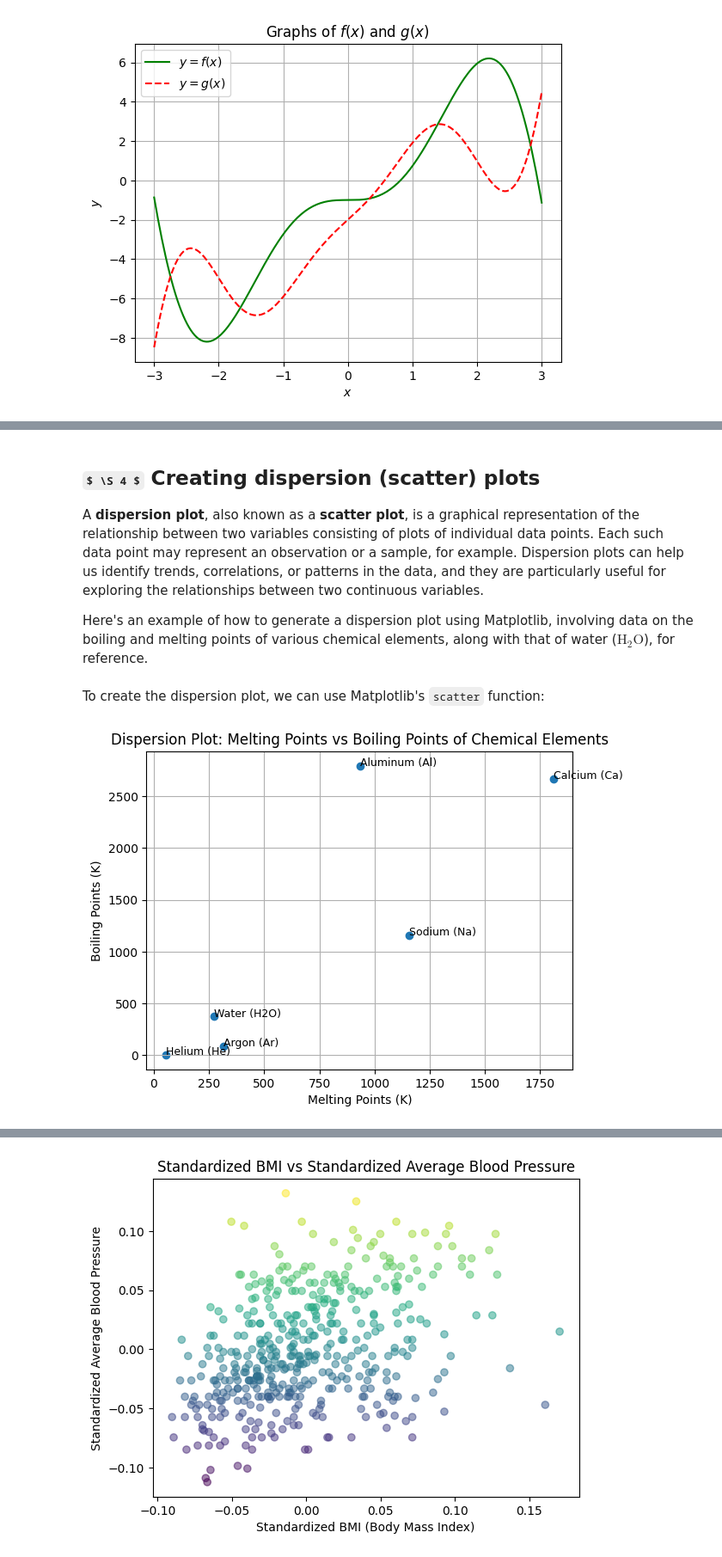
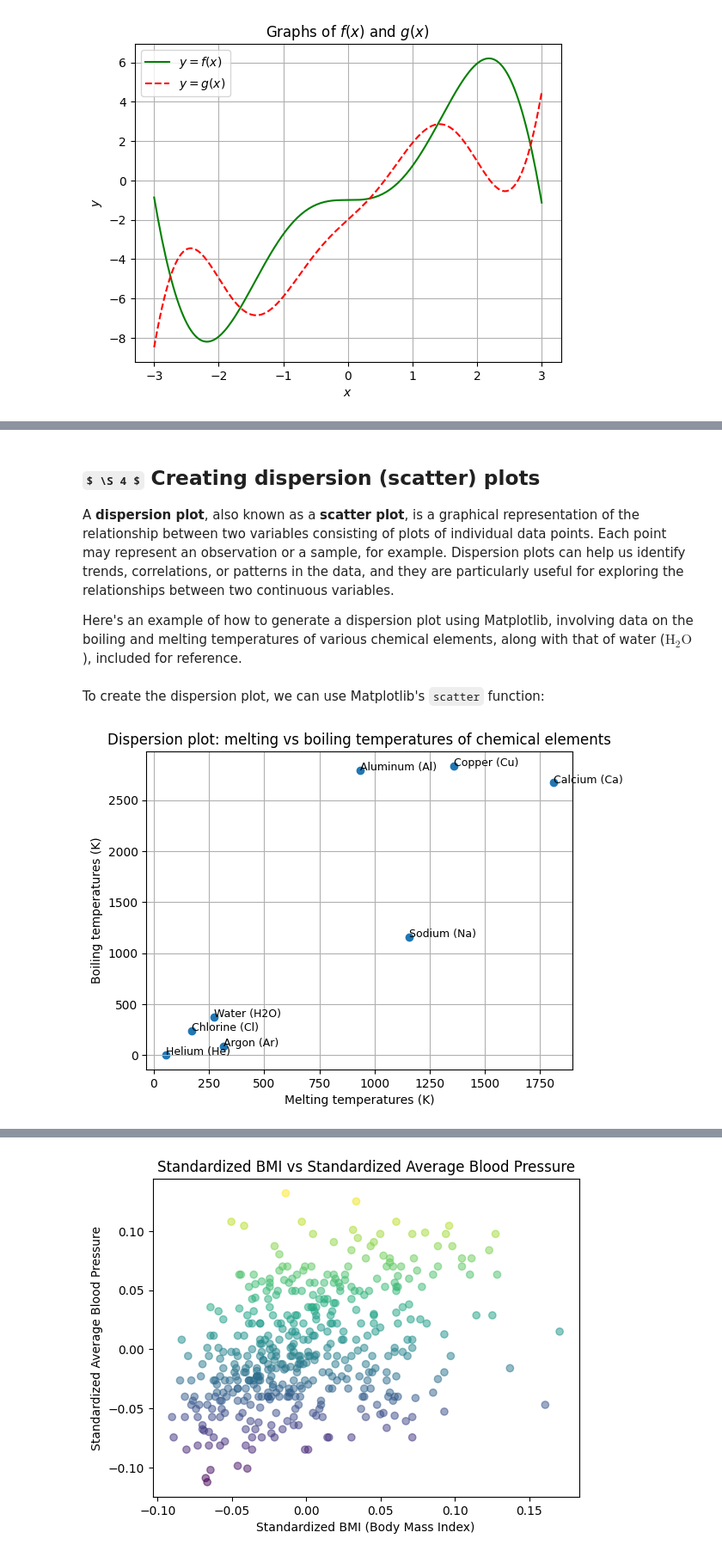
Before and after one commit to pzuehlke/Python-Tutorial, a Jupyter notebook: 7-introduction_to_matplotlib.ipynb, the cells around one changed output, grey strips where cells are left out. Shown at 86% size. Saved outputs shown, nothing was run; the diff lists cells and outputs as text; code cells hidden in the pictures; some formulas as TeX source.

```diff
--- a/7-introduction_to_matplotlib.ipynb
+++ b/7-introduction_to_matplotlib.ipynb
@@ -211,19 +217,18 @@ $$
 
 A __dispersion plot__, also known as a __scatter plot__, is a graphical
 representation of the relationship between two variables consisting of plots of
-individual data points. Each such data point may represent an observation or a
-sample, for example. Dispersion plots can help us identify trends, correlations,
-or patterns in the data, and they are particularly useful for exploring the
-relationships between two continuous variables.
+individual data points. Each point may represent an observation or a sample, for
+example. Dispersion plots can help us identify trends, correlations, or patterns
+in the data, and they are particularly useful for exploring the relationships
+between two continuous variables.
 
 Here's an example of how to generate a dispersion plot using Matplotlib,
-involving data on the boiling and melting points of various chemical elements,
-along with that of water ($ \mathrm{H_2O} $), for reference.
+involving data on the boiling and melting temperatures of various chemical
+elements, along with that of water ($ \mathrm{H_2O} $), included for reference.
 # %%
 # Import Numpy and Pyplot:
 import numpy as np
 import matplotlib.pyplot as plt
-
 
 # Data source: https://pubchem.ncbi.nlm.nih.gov/
 # Creating an array to store the melting points (in Kelvin):
@@ -234,6 +239,8 @@ melting_points = np.array([
     1156,    # Sodium (Na)
     933.47,  # Aluminum (Al)
     1811,    # Calcium (Ca)
+    1357.77, # Copper (Cu)
+    172.17,  # Chlorine (Cl)
 ])
 # Creating an array to store the boiling points (in Kelvin):
 boiling_points = np.array([
@@ -243,6 +250,8 @@ boiling_points = np.array([
     1156,    # Sodium (Na)
     2792,    # Aluminum (Al)
     2671,    # Calcium (Ca)
+    2835,    # Copper (Cu)
+    239.11,  # Chlorine (Cl)
 ])
 # Creating a list to help us identify which point corresponds to which element:
 element_names = [
@@ -252,24 +261,26 @@ element_names = [
     "Sodium (Na)",
     "Aluminum (Al)",
     "Calcium (Ca)",
+    "Copper (Cu)",
+    "Chlorine (Cl)",
 ]
 # %% [markdown]
 To create the dispersion plot, we can use Matplotlib's `scatter` function:
 # %%
 # Generate the plot consisting of pairs (melting, boiling) for each element:
 plt.scatter(melting_points, boiling_points)
 # Annotate each point to help us identify them:
 for i, element in enumerate(element_names):
     plt.annotate(element, (melting_points[i], boiling_points[i]), fontsize=9)
 
-plt.xlabel("Melting Points (K)")    # Label the x-axis.
-plt.ylabel("Boiling Points (K)")    # Label the y-axis.
-plt.title("Dispersion Plot: Melting Points vs Boiling Points "
-          "of Chemical Elements")   # Set the title.
+plt.xlabel("Melting temperatures (K)")    # Label the x-axis.
+plt.ylabel("Boiling temperatures (K)")    # Label the y-axis.
+plt.title("Dispersion plot: melting vs boiling temperatures "
+          "of chemical elements")   # Set the title.
 plt.grid(True)                      # Show a rectangular grid in the background.
 plt.show()                          # Display the plot.
 # %% [output]
-[figure, old version]
+[figure, new version]
 # %% [markdown]
 __Exercise:__ For this exercise, we will use the "diabetes" dataset available in
 the `sklearn` library to create a scatter plot illustrating the correlation
```
Also changed, not shown: parts of 12 cells of this notebook.
